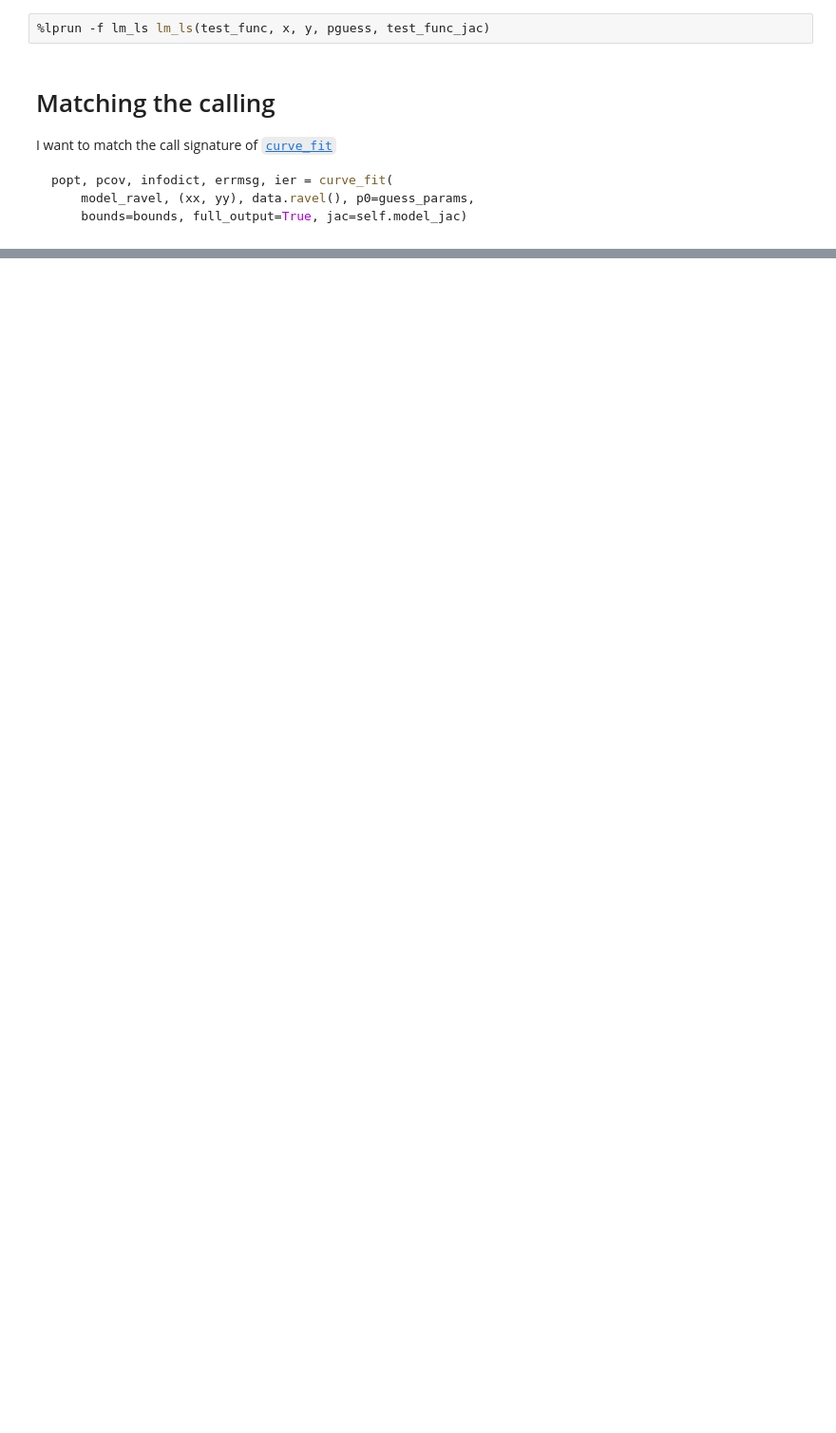
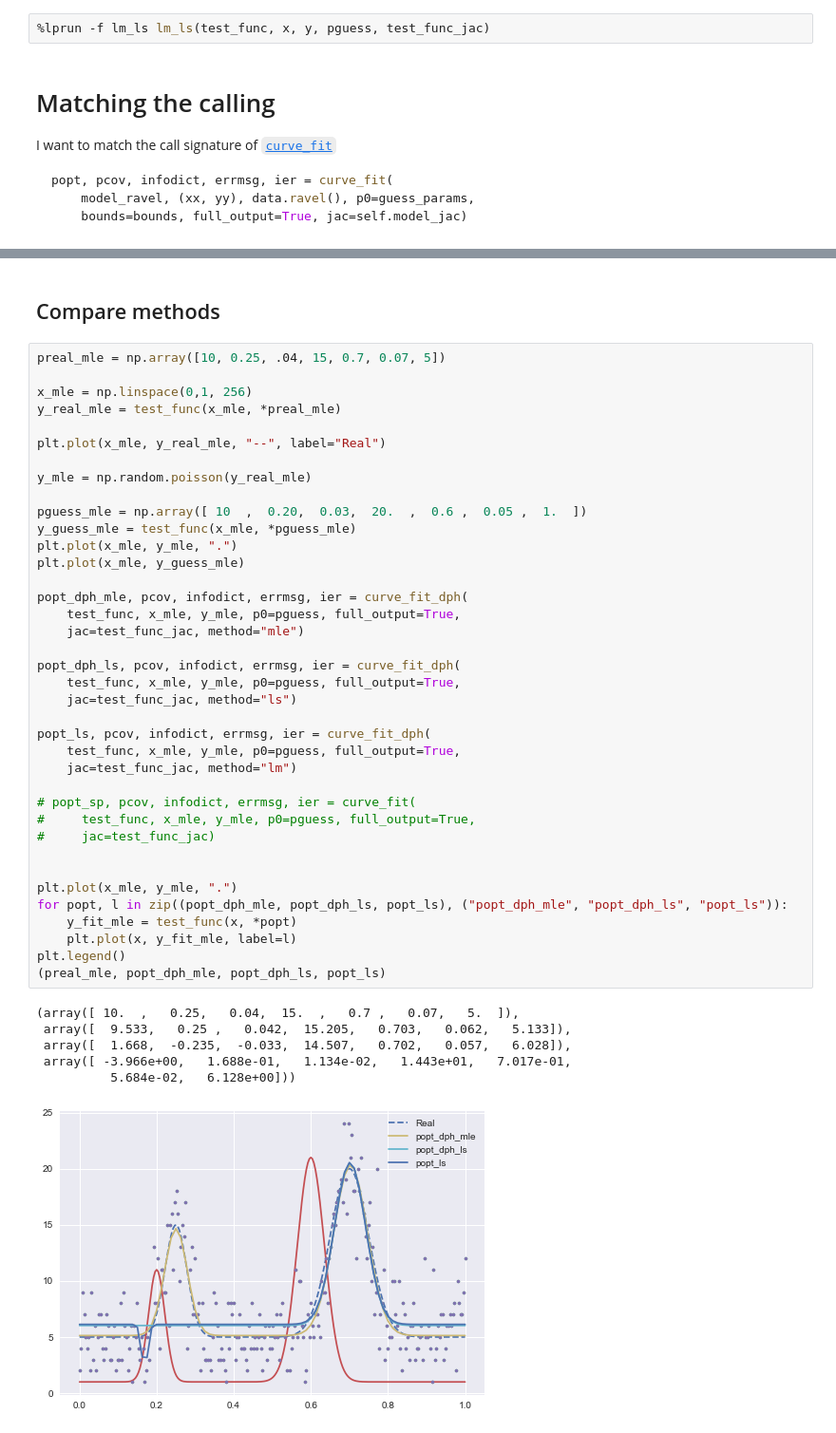
Before and after one commit to david-hoffman/peaks, a Jupyter notebook: notebooks/LM-MLE fitting in Python.ipynb, the cells around one changed output, grey strips where cells are left out. Shown at 95% size. Saved outputs shown, nothing was run; the diff lists cells and outputs as text; blank space fills up the shorter version.

```diff
--- a/notebooks/LM-MLE fitting in Python.ipynb
+++ b/notebooks/LM-MLE fitting in Python.ipynb
@@ -726,0 +843,47 @@ popt_ls, pcov, infodict, errmsg, ier = curve_fit_ls(
+# %% [markdown]
+## Compare methods
+# %%
+preal_mle = np.array([10, 0.25, .04, 15, 0.7, 0.07, 5])
+
+x_mle = np.linspace(0,1, 256)
+y_real_mle = test_func(x_mle, *preal_mle)
+
+plt.plot(x_mle, y_real_mle, "--", label="Real")
+
+y_mle = np.random.poisson(y_real_mle)
+
+pguess_mle = np.array([ 10  ,  0.20,  0.03,  20.  ,  0.6 ,  0.05 ,  1.  ])
+y_guess_mle = test_func(x_mle, *pguess_mle)
+plt.plot(x_mle, y_mle, ".")
+plt.plot(x_mle, y_guess_mle)
+
+popt_dph_mle, pcov, infodict, errmsg, ier = curve_fit_dph(
+    test_func, x_mle, y_mle, p0=pguess, full_output=True,
+    jac=test_func_jac, method="mle")
+
+popt_dph_ls, pcov, infodict, errmsg, ier = curve_fit_dph(
+    test_func, x_mle, y_mle, p0=pguess, full_output=True,
+    jac=test_func_jac, method="ls")
+
+popt_ls, pcov, infodict, errmsg, ier = curve_fit_dph(
+    test_func, x_mle, y_mle, p0=pguess, full_output=True,
+    jac=test_func_jac, method="lm")
+
+# popt_sp, pcov, infodict, errmsg, ier = curve_fit(
+#     test_func, x_mle, y_mle, p0=pguess, full_output=True,
+#     jac=test_func_jac)
+
+
+plt.plot(x_mle, y_mle, ".")
+for popt, l in zip((popt_dph_mle, popt_dph_ls, popt_ls), ("popt_dph_mle", "popt_dph_ls", "popt_ls")):
+    y_fit_mle = test_func(x, *popt)
+    plt.plot(x, y_fit_mle, label=l)
+plt.legend()
+(preal_mle, popt_dph_mle, popt_dph_ls, popt_ls)
+# %% [output]
+(array([ 10.  ,   0.25,   0.04,  15.  ,   0.7 ,   0.07,   5.  ]),
+ array([  9.533,   0.25 ,   0.042,  15.205,   0.703,   0.062,   5.133]),
+ array([  1.668,  -0.235,  -0.033,  14.507,   0.702,   0.057,   6.028]),
+ array([ -3.966e+00,   1.688e-01,   1.134e-02,   1.443e+01,   7.017e-01,
+          5.684e-02,   6.128e+00]))
+[figure, added]
```
Also changed, not shown: parts of 33 cells of this notebook, 1 other file.
